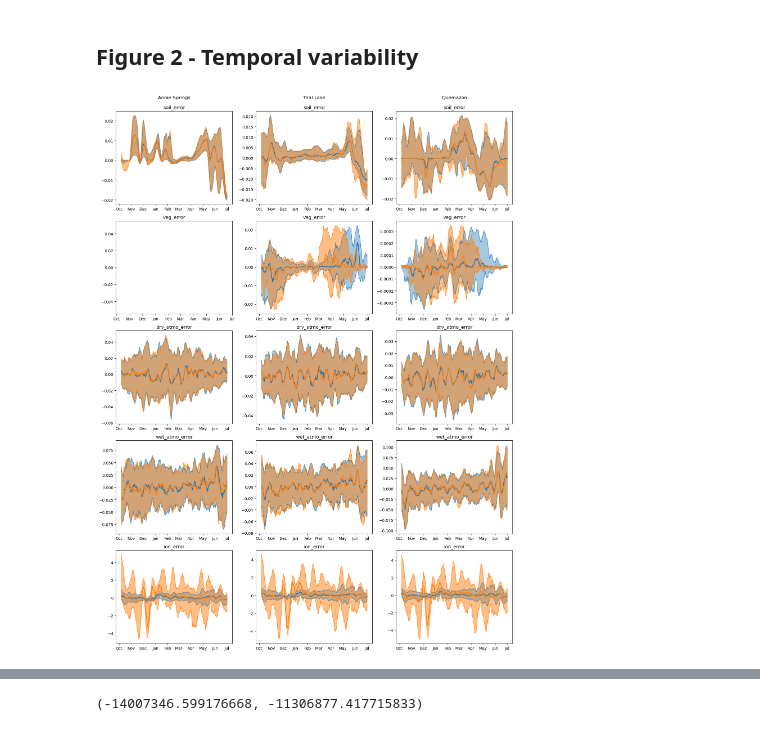
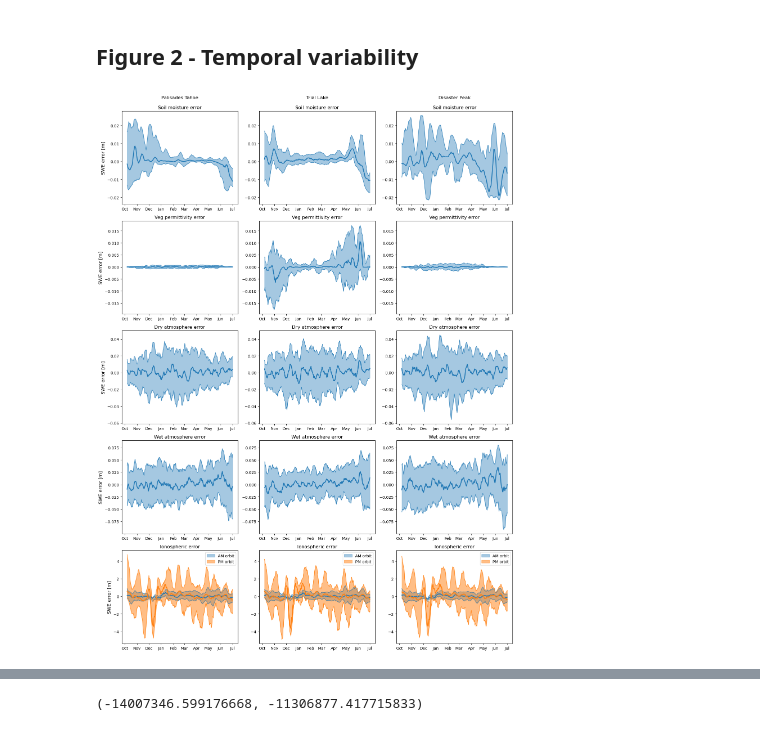
Before and after one commit to rpalomaki/SWE_error_analysis, a Jupyter notebook: ross_sandbox.ipynb, the cells around one changed output, grey strips where cells are left out. Drawn from its saved outputs; the diff is of its cells as text; code cells hidden in the pictures.

```diff
--- a/ross_sandbox.ipynb
+++ b/ross_sandbox.ipynb
@@ -183,29 +280,32 @@ fig.savefig('fig1_all_but_ion.png', dpi=300)
 # %% [markdown]
 ## Figure 2 - Temporal variability
 # %%
-def make_temp_var_plot(ax, df_am, df_pm, error_col, site, n_wy_days=274):
+def make_temp_var_plot(ax, df_am, df_pm, error_col, site, n_wy_days=274, plot_pm=False):
     c = error_col
+    plot_titles = {'soil_error':'Soil moisture error','veg_error':'Veg permittivity error','dry_atmo_error':'Dry atmosphere error','wet_atmo_error':'Wet atmosphere error','ion_error':'Ionospheric error'}
     am_gb = df_am.loc[df_am['dowy']<=n_wy_days].groupby('dowy')
     pm_gb = df_pm.loc[df_pm['dowy']<=n_wy_days].groupby('dowy')
 
     month_starts = [1,32,62,93,124,152,183,213,244,274] # Through July
 
-    ax.fill_between(am_gb.quantile(0.1)[c].index, df_am.loc[df_am['dowy']<=n_wy_days].groupby('dowy').quantile(0.1)[c].rolling(7).mean(), df_am.loc[df_am['dowy']<=n_wy_days].groupby('dowy').quantile(0.9)[c].rolling(7).mean(), alpha=0.4, color=plt.get_cmap('tab10')(0))
+    ax.fill_between(am_gb.quantile(0.1)[c].index, df_am.loc[df_am['dowy']<=n_wy_days].groupby('dowy').quantile(0.1)[c].rolling(7).mean(), df_am.loc[df_am['dowy']<=n_wy_days].groupby('dowy').quantile(0.9)[c].rolling(7).mean(), alpha=0.4, color=plt.get_cmap('tab10')(0), label='AM orbit')
     ax.plot(am_gb.median()[c].rolling(7).mean(), lw=2)
     ax.plot(am_gb.quantile(0.1)[c].rolling(7).mean(), lw=1, alpha=0.8, color=plt.get_cmap('tab10')(0))
     ax.plot(am_gb.quantile(0.9)[c].rolling(7).mean(), lw=1, alpha=0.8, color=plt.get_cmap('tab10')(0))
 
-    ax.fill_between(pm_gb.quantile(0.1)[c].index, df_pm.loc[df_pm['dowy']<=n_wy_days].groupby('dowy').quantile(0.1)[c].rolling(7).mean(), df_pm.loc[df_pm['dowy']<=n_wy_days].groupby('dowy').quantile(0.9)[c].rolling(7).mean(), alpha=0.5, color=plt.get_cmap('tab10')(1))
-    ax.plot(pm_gb.median()[c].rolling(7).mean(), lw=2, color=plt.get_cmap('tab10')(1))
-    ax.plot(pm_gb.quantile(0.1)[c].rolling(7).mean(), lw=1, alpha=0.8, color=plt.get_cmap('tab10')(1))
-    ax.plot(pm_gb.quantile(0.9)[c].rolling(7).mean(), lw=1, alpha=0.8, color=plt.get_cmap('tab10')(1))
+    if plot_pm:
+        ax.fill_between(pm_gb.quantile(0.1)[c].index, df_pm.loc[df_pm['dowy']<=n_wy_days].groupby('dowy').quantile(0.1)[c].rolling(7).mean(), df_pm.loc[df_pm['dowy']<=n_wy_days].groupby('dowy').quantile(0.9)[c].rolling(7).mean(), alpha=0.5, color=plt.get_cmap('tab10')(1), label='PM orbit')
+        ax.plot(pm_gb.median()[c].rolling(7).mean(), lw=2, color=plt.get_cmap('tab10')(1))
+        ax.plot(pm_gb.quantile(0.1)[c].rolling(7).mean(), lw=1, alpha=0.8, color=plt.get_cmap('tab10')(1))
+        ax.plot(pm_gb.quantile(0.9)[c].rolling(7).mean(), lw=1, alpha=0.8, color=plt.get_cmap('tab10')(1))
+        ax.legend()
 
     ax.set_xticks(month_starts)
     ax.set_xticklabels(['Oct','Nov','Dec','Jan','Feb','Mar','Apr','May','Jun','Jul'])
     if c == 'soil_error':
-        ax.set_title(site['station_name'].values[0] + '\n\n' + c)
+        ax.set_title(site['station_name'].values[0] + '\n\n' + plot_titles[c])
     else:
-        ax.set_title(c)
+        ax.set_title(plot_titles[c])
 
 
 def plot_temporal_variability(station_id: int, ax: plt.axes = None, return_data: bool = True):
@@ -247,15 +347,27 @@ def plot_temporal_variability(station_id: int, ax: plt.axes = None, return_data:
         fig, ax = plt.subplots(5, 1, figsize=(5,20))
     error_cols = ['soil_error','veg_error','dry_atmo_error','wet_atmo_error','ion_error']
     for i, c in enumerate(error_cols):
-        make_temp_var_plot(ax[i], df_am, df_pm, c, site)
+        if c == 'ion_error':
+            make_temp_var_plot(ax[i], df_am, df_pm, c, site, plot_pm=True)
+        else:
+            make_temp_var_plot(ax[i], df_am, df_pm, c, site, plot_pm=False)
+
 
     if return_data:
         return (df_am, df_pm)
 # %%
 fig, ax = plt.subplots(5, 3, figsize=(15,20))
-plot_temporal_variability(station_id=1000, ax=ax[:,0], return_data=False)
+plot_temporal_variability(station_id=784, ax=ax[:,0], return_data=False)
 plot_temporal_variability(station_id=828, ax=ax[:,1], return_data=False)
-plot_temporal_variability(station_id=708, ax=ax[:,2], return_data=False)
+plot_temporal_variability(station_id=445, ax=ax[:,2], return_data=False)
+for i in range(5):
+    miny = min([a.get_ylim()[0] for a in ax[i]])
+    maxy = max([a.get_ylim()[1] for a in ax[i]])
+    for axx in ax[i]:
+        axx.set_ylim(miny, maxy)
+
+for axx in ax[:,0]:
+    axx.set_ylabel('SWE error [m]', fontsize=12)
 plt.tight_layout()
 # %% [output]
-[figure, old version]
+[figure, new version]
```
Also changed, not shown: parts of 15 cells of this notebook, 1 other file.
